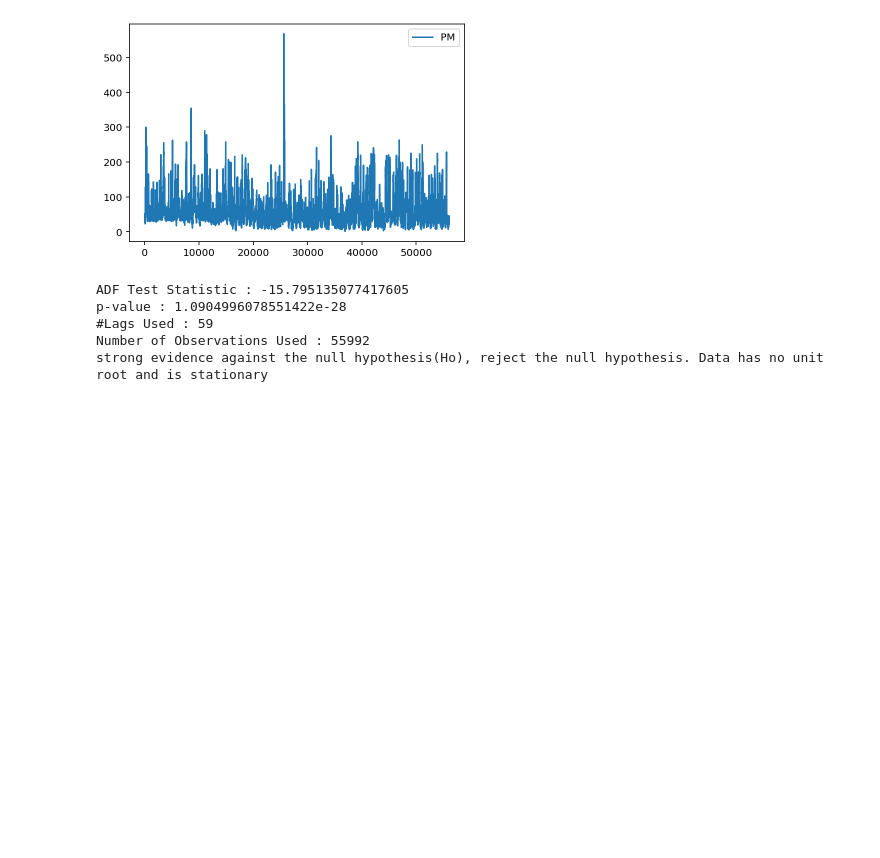
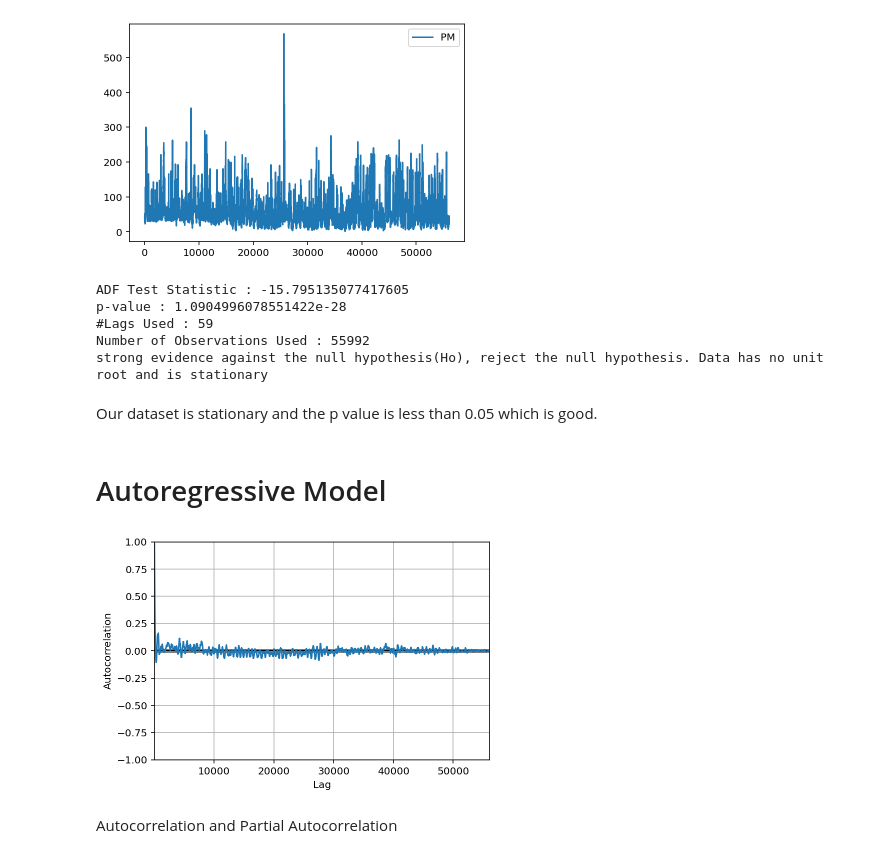
Before and after one commit to gigikenneth/time-series, a Jupyter notebook: ts1.ipynb, the cells around one changed output. Saved outputs shown, nothing was run; the diff lists cells and outputs as text; code cells hidden in the pictures; blank space fills up the shorter version.

```diff
--- a/ts1.ipynb
+++ b/ts1.ipynb
@@ -123,3 +123,15 @@ p-value : 1.0904996078551422e-28
 #Lags Used : 59
 Number of Observations Used : 55992
 strong evidence against the null hypothesis(Ho), reject the null hypothesis. Data has no unit root and is stationary
+# %% [markdown]
+Our dataset is stationary and the p value is less than 0.05 which is good.
+# %% [markdown]
+# Autoregressive Model
+# %%
+from pandas.plotting import autocorrelation_plot
+autocorrelation_plot(df1['PM'])
+plt.show()
+# %% [output]
+[figure, added]
+# %% [markdown]
+Autocorrelation and Partial Autocorrelation
```
Also changed, not shown: parts of 2 cells of this notebook.
